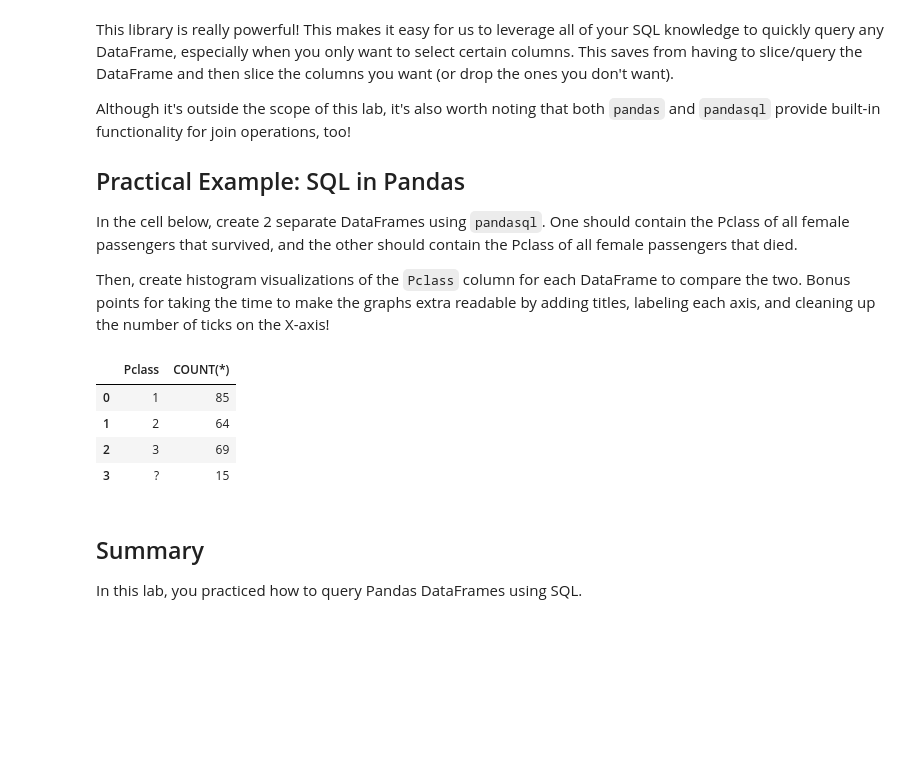
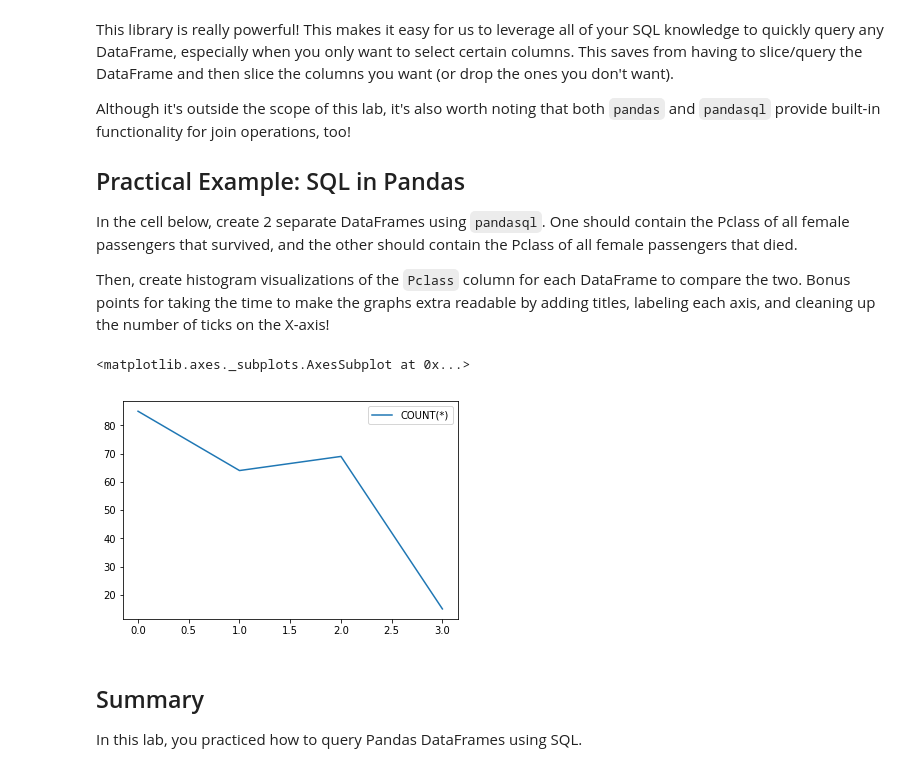
Before and after one commit to jmt0221/dsc-using-sql-with-pandas-lab-nyc-ds-082619, a Jupyter notebook: index.ipynb, the cells around one changed output. Drawn from its saved outputs; the diff is of its cells as text; code cells hidden in the pictures; blank space fills up the shorter version.

```diff
--- a/index.ipynb
+++ b/index.ipynb
@@ -335,34 +335,31 @@ Then, create histogram visualizations of the `Pclass` column for each DataFrame
 # %%
 # Write your queries in these variables to keep your code well-formatted and readable
 q3 = '''SELECT
         Pclass, COUNT(*)
         FROM
         df
         WHERE
         Sex == 'female' AND Survived = 1
         GROUP BY Pclass'''
 q4 ='''SELECT
         Pclass, COUNT(*)
         FROM
         df
         WHERE
         Sex == 'female' AND Survived = 0
         GROUP BY Pclass'''
 
-survived_females_by_pclass_df = pysqldf(q3)
-died_females_by_pclass_df = pysqldf(q4)
+survived_females_by_pclass_df = pysqldf(q3).plot()
+died_females_by_pclass_df = pysqldf(q4).plot
 
 survived_females_by_pclass_df
 
 
 
 # Create and label the histograms for each below!
 # %% [output]
-|  | Pclass | COUNT(*) |
-| 0 | 1 | 85 |
-| 1 | 2 | 64 |
-| 2 | 3 | 69 |
-| 3 | ? | 15 |
+<matplotlib.axes._subplots.AxesSubplot at 0x...>
+[figure, added]
 # %% [markdown]
 ## Summary
 
```
